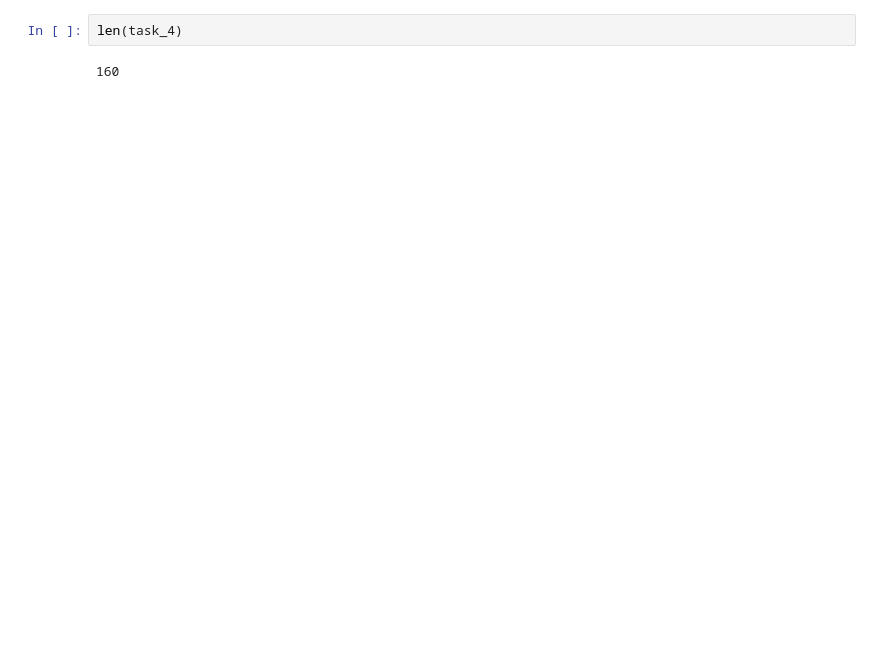
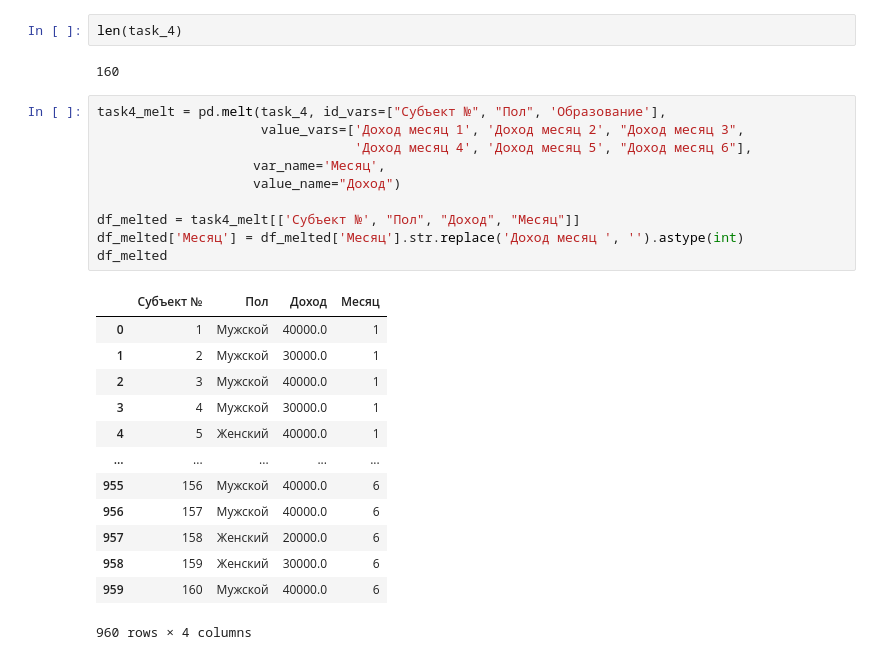
Before and after one commit to MarinaGrad/SF-data-science22, a Jupyter notebook: homework/Biostats/HW3_biosts_MGradyshkevich.ipynb, the cells around one changed output. Saved outputs shown, nothing was run; the diff lists cells and outputs as text; blank space fills up the shorter version.

Commit message:
HW3 biostat task 4 done

```diff
--- a/homework/Biostats/HW3_biosts_MGradyshkevich.ipynb
+++ b/homework/Biostats/HW3_biosts_MGradyshkevich.ipynb
@@ -235,3 +239,27 @@ task_4.head(5)
 len(task_4)
 # %% [output]
 160
+# %%
+task4_melt = pd.melt(task_4, id_vars=["Субъект №", "Пол", 'Образование'],
+                     value_vars=['Доход месяц 1', 'Доход месяц 2', "Доход месяц 3",
+                                 'Доход месяц 4', 'Доход месяц 5', "Доход месяц 6"],
+                    var_name='Месяц',
+                    value_name="Доход")
+
+df_melted = task4_melt[['Субъект №', "Пол", "Доход", "Месяц"]]
+df_melted['Месяц'] = df_melted['Месяц'].str.replace('Доход месяц ', '').astype(int)
+df_melted
+# %% [output]
+|  | Субъект № | Пол | Доход | Месяц |
+| 0 | 1 | Мужской | 40000.0 | 1 |
+| 1 | 2 | Мужской | 30000.0 | 1 |
+| 2 | 3 | Мужской | 40000.0 | 1 |
+| 3 | 4 | Мужской | 30000.0 | 1 |
+| 4 | 5 | Женский | 40000.0 | 1 |
+| ... | ... | ... | ... | ... |
+| 955 | 156 | Мужской | 40000.0 | 6 |
+| 956 | 157 | Мужской | 40000.0 | 6 |
+| 957 | 158 | Женский | 20000.0 | 6 |
+| 958 | 159 | Женский | 30000.0 | 6 |
+| 959 | 160 | Мужской | 40000.0 | 6 |
+960 rows × 4 columns
```
Also changed, not shown: parts of 10 cells of this notebook.
